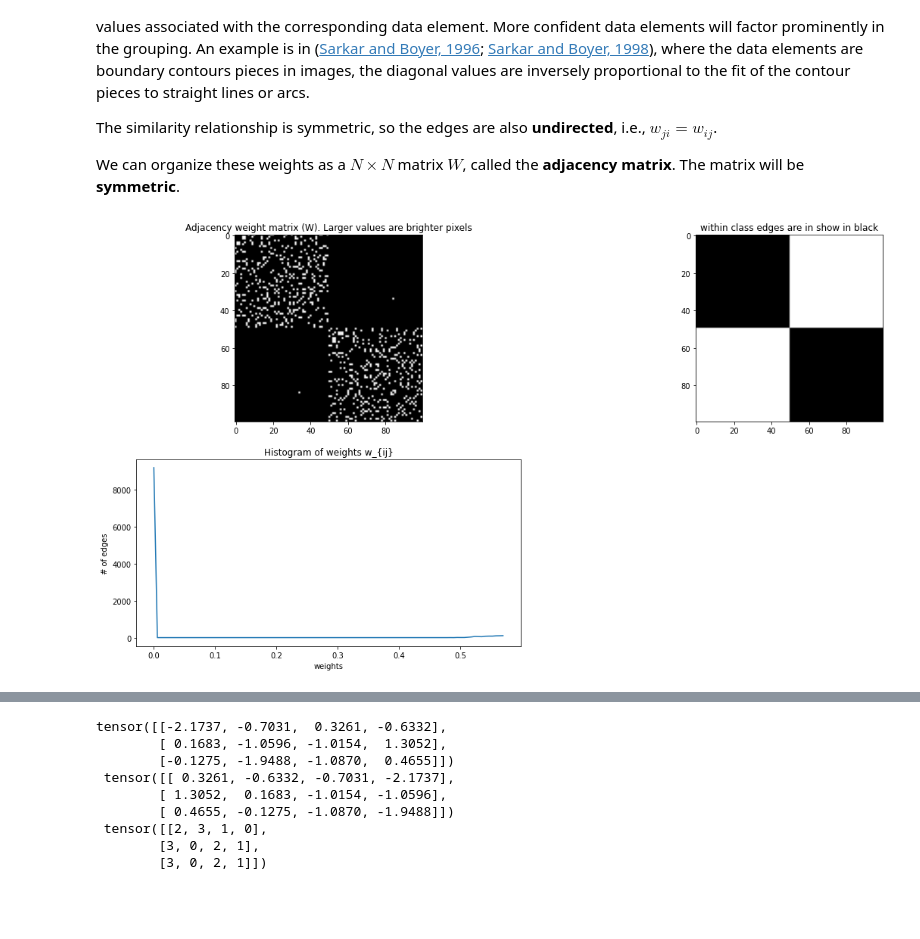
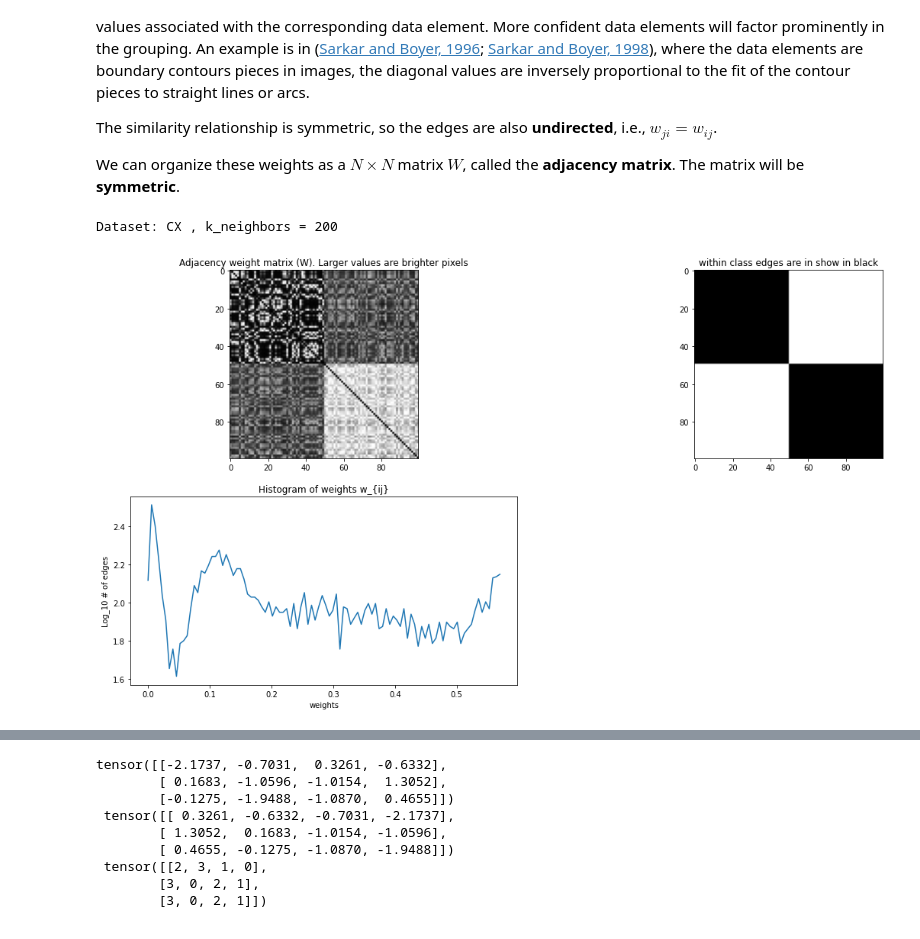
Before and after one commit to rfogarty/Computer-Vision-Course, a Jupyter notebook: Lecture_4_Spectral_Clustering.ipynb, the cells around one changed output, grey strips where cells are left out. Saved outputs shown, nothing was run; the diff lists cells and outputs as text; code cells hidden in the pictures; blank space fills up the shorter version.

```diff
--- a/Lecture_4_Spectral_Clustering.ipynb
+++ b/Lecture_4_Spectral_Clustering.ipynb
@@ -89,7 +89,7 @@ for i in range (MX.shape[0]) :
   plt.plot(MX[i,0], MX[i,1], colors[labels[i]])
 
 # k-means on Blobs data
-labels, mu = nD_k_Means (torch.tensor(BX.copy()).cuda(), 3)
+labels, mu = nD_k_Means (torch.tensor(BX.copy()).cuda(), 2)
 plt.subplot(1,3,3)
 for i in range (BX.shape[0]) :
   plt.plot(BX[i,0], BX[i,1], colors[labels[i]])
@@ -189,8 +189,9 @@ import matplotlib.pyplot as plt
 # Vary these parameters and conduct an ablation study of the quality of the separation
 batch_size = 100  # batchsize for distance computation. Pairwise distance computation is the most expensive step
 kernel_width = 0.7 # bandwidth of the Gaussian similarity
-k_neighbors = 10  # number of nearest neighbors considered to compute the graph
-data = MX.copy()  # select the dataset to operate on
+k_neighbors = 200  # number of nearest neighbors considered to compute the graph
+dataset = "CX"
+data = CX.copy()  # select the dataset to operate on
 data_labels = My.copy() # true labels for the data
 
 #----------------------Functions used--------------------
@@ -228,36 +229,40 @@ W = 0.5*(W+W.transpose(0,1))
 #            w = W[i,k] + W[k,j]
 #            if (w < W[i,j]) :
 #                W[i,j] = w
 #-----------------------------------------------------------
 
 W = gaussian(W, kernel_width)
 
 # Zero out the diagonal. In an application, these could be replaced by confidence
 # values associated with data elements or to express relative importance among
 # data elements.
 torch.diagonal(W).fill_(0)
 
 #---------------------- Main code ends here --------------------
 # Visualize the matrix
+
+print("Dataset:", dataset, ", k_neighbors =",k_neighbors)
+
 plt.figure(figsize=(20,10))
 A = W.cpu()
 plt.subplot(2,2,1)
 plt.imshow(A, 'gray')
 plt.title('Adjacency weight matrix (W). Larger values are brighter pixels')
 
 plt.subplot(2,2,2)
 plt.imshow(My[:, None] ^ My[:,None].transpose(), 'gray')
 plt.title ('within class edges are in show in black')
 
 plt.subplot(2,2,3)
 W_hist = torch.histc(W, 100).cpu()
 x_hist = torch.linspace(A.min(), A.max(), 100).cpu()
-plt.plot(x_hist, W_hist)
+plt.plot(x_hist, np.log(W_hist + 1)/np.log(10))
 plt.xlabel('weights')
-plt.ylabel('# of edges')
+plt.ylabel('Log_10 # of edges')
 plt.title('Histogram of weights w_{ij}');
 # %% [output]
+Dataset: CX , k_neighbors = 200
-[figure, old version]
+[figure, new version]
 # %% [markdown]
 # Inclass Work (15 min)
 
```
Also changed, not shown: parts of 5 cells of this notebook.
